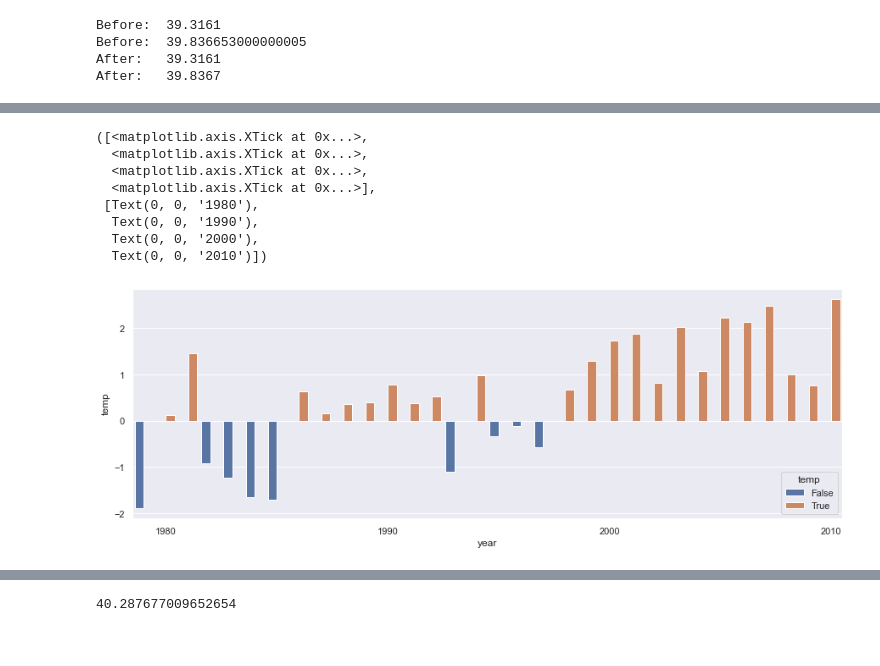
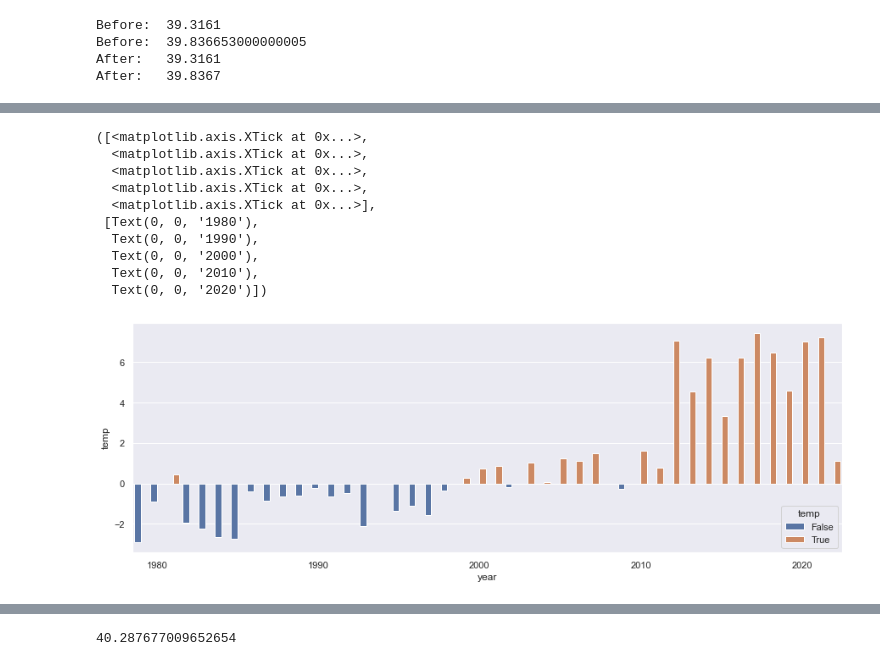
Before and after one commit to hlhendy/hlhendy.github.io, a Jupyter notebook: portfolio_projects/weather_analysis/CO Historical Weather Data Exploration (1979-2022).ipynb, the cells around one changed output, grey strips where cells are left out. Drawn from its saved outputs; the diff is of its cells as text; code cells hidden in the pictures.

```diff
--- a/portfolio_projects/weather_analysis/CO Historical Weather Data Exploration (1979-2022).ipynb
+++ b/portfolio_projects/weather_analysis/CO Historical Weather Data Exploration (1979-2022).ipynb
@@ -42,9 +42,13 @@ After:   39.8367
 # %%
 # Get Day, Month, Year from Forecast ISO
 df['date'] = pd.to_datetime(df['dt'],unit='s')
-df['year'] = pd.DatetimeIndex(df['date']).year
-df['month'] = pd.DatetimeIndex(df['date']).month
-df['day'] = pd.DatetimeIndex(df['date']).day
+
+dt = pd.DatetimeIndex(df['date'])
+
+df['year'] = dt.year
+df['month'] = dt.month
+df['day'] = dt.day
+df['hour'] = dt.hour
 
 # Get Seasons
 seasons = {'winter': [12, 1, 2], 'spring': [3, 4, 5], 'summer': [6, 7, 8], 'fall': [9, 10, 11]}
@@ -119,22 +145,24 @@ ref_temp = reference_period['temp'].mean()
 # %%
-import matplotlib.pyplot as plt
+# departures from 1990-2010 reference period updated
+reference_period_updated = df.loc[(df['year']<2011) & (df['year']>1989)]
+ref_temp_updated = reference_period_updated['temp'].mean()
 
-temp_departures = df.groupby('year').mean()['temp'] - ref_temp
-#print(temp_departures[:32])
+temp_departures_updated = df.groupby('year').mean()['temp'] - ref_temp_updated
 
-temp_departures_2010 = temp_departures[:32]
 sns.set(rc={'figure.figsize':(15,5)})
-sns.barplot(x=temp_departures_2010.index, y=temp_departures_2010, hue=temp_departures_2010>0)
+sns.barplot(x=temp_departures_updated.index, y=temp_departures_updated, hue=temp_departures_updated>0)
 
 #specify positions of ticks on x-axis and y-axis
-plt.xticks(np.arange(1, 40, 10), ['1980', '1990', '2000', '2010'])
+plt.xticks(np.arange(1, 50, 10), ['1980', '1990', '2000', '2010', '2020'])
 # %% [output]
 ([<matplotlib.axis.XTick at 0x...>,
+  <matplotlib.axis.XTick at 0x...>,
   <matplotlib.axis.XTick at 0x...>,
   <matplotlib.axis.XTick at 0x...>,
   <matplotlib.axis.XTick at 0x...>],
  [Text(0, 0, '1980'),
   Text(0, 0, '1990'),
   Text(0, 0, '2000'),
-  Text(0, 0, '2010')])
+  Text(0, 0, '2010'),
+  Text(0, 0, '2020')])
-[figure, old version]
+[figure, new version]
```
Also changed, not shown: parts of 6 cells of this notebook.
